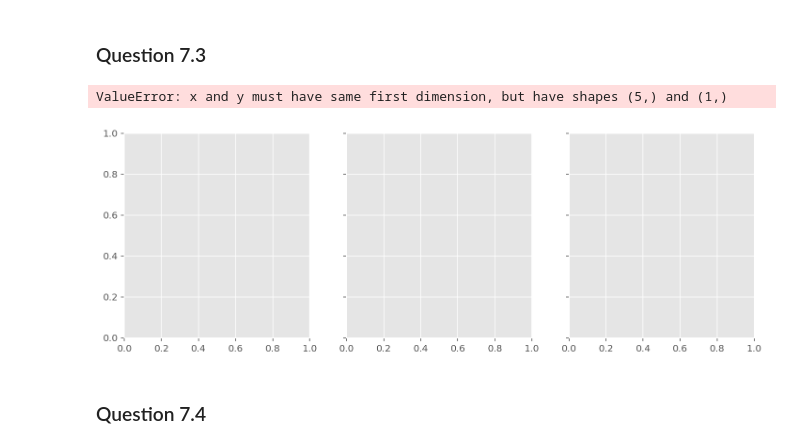
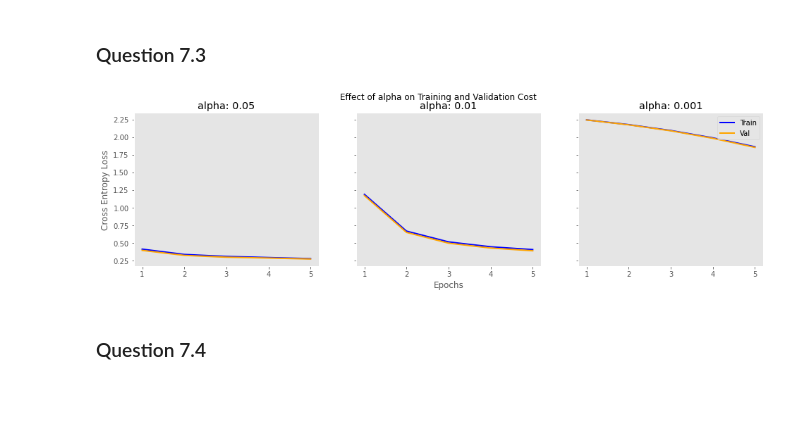
Before and after one commit to guedesbruna/DeepLearning, a Jupyter notebook: Assignment1/new copy.ipynb, the cells around one changed output. Drawn from its saved outputs; the diff is of its cells as text; code cells hidden in the pictures; blank space fills up the shorter version.

```diff
--- a/Assignment1/new copy.ipynb
+++ b/Assignment1/new copy.ipynb
@@ -403,19 +403,19 @@ weighted avg       0.97      0.97      0.97     10000
 # %% [markdown]
 ### Question 7
 # %%
-def load_mnist_v2():
-    (x_train, y_train), (x_val, y_val), input_shape = load_mnist(final=False)
+def load_mnist_v2(fin=False):
+    (x_train, y_train), (x_val, y_val), input_shape = load_mnist(final=fin)
     x_train = x_train / 255
     x_val = x_val / 255
 
     return (x_train, y_train), (x_val, y_val)
 # %%
 #TESTE
-def tuning_alpha(alpha, epochs=4, n_its=3):
+def tuning_alpha(alpha, epochs=5, n_its=3, fin=False):
     print('alpha: ', alpha)
     iter = {'train': [], 'val': []}
     for k in range(n_its):
-        (x_train, y_train), (x_val, y_val) = load_mnist_v2()
+        (x_train, y_train), (x_val, y_val) = load_mnist_v2(fin)
 
         learning_rate = alpha
         batch_size = 32
@@ -475,5 +475,5 @@ def tuning_alpha(alpha, epochs=4, n_its=3):
     plt.legend()
     plt.show()
 
-    print(iter)
-    return iter
+    # print(iter)
+    return iter, labels, predictions
@@ -605,0 +480,4 @@ plt.show()
+# %%
+iter05, l05, p05 = tuning_alpha(0.05)
+iter01, l01, p01 = tuning_alpha(0.01)
+iter001, l001, p001 = tuning_alpha(0.001)
@@ -623,38 +562,38 @@ sd_te001 = np.asarray(iter001['val']).std(axis=0)
 ### Question 7.3
 # %%
 t = np.arange(1, 6)
-fig, (ax0, ax1, ax2) = plt.subplots(nrows=1, ncols=3, sharex=True, sharey=True, figsize=(12, 4))
+fig, (ax0, ax1, ax2) = plt.subplots(nrows=1, ncols=3, sharex=True, sharey=True, figsize=(16, 4))
 
 ax0.plot(t, m_tr05, lw=2, label='Train', color='blue')
-ax0.plot(t, m_te05, lw=2, label='Val', color='red')
+ax0.plot(t, m_te05, lw=2, label='Val', color='orange')
 ax0.fill_between(t, m_tr05+sd_tr05, m_tr05-sd_tr05, facecolor='blue', alpha=0.5)
-ax0.fill_between(t, m_te05+sd_te05, m_te05-sd_te05, facecolor='red', alpha=0.5)
+ax0.fill_between(t, m_te05+sd_te05, m_te05-sd_te05, facecolor='orange', alpha=0.5)
 ax0.set_title(r'alpha: 0.05')
 
 ax1.plot(t, m_tr01, lw=2, label='Train', color='blue')
-ax1.plot(t, m_te01, lw=2, label='Val', color='red')
+ax1.plot(t, m_te01, lw=2, label='Val', color='orange')
 ax1.fill_between(t, m_tr01+sd_tr01, m_tr01-sd_tr01, facecolor='blue', alpha=0.5)
-ax1.fill_between(t, m_te01+sd_te01, m_te01-sd_te01, facecolor='red', alpha=0.5)
+ax1.fill_between(t, m_te01+sd_te01, m_te01-sd_te01, facecolor='orange', alpha=0.5)
 ax1.set_title(r'alpha: 0.01')
 
 ax2.plot(t, m_tr001, lw=2, label='Train', color='blue')
-ax2.plot(t, m_te001, lw=2, label='Val', color='red')
+ax2.plot(t, m_te001, lw=2, label='Val', color='orange')
 ax2.fill_between(t, m_tr001+sd_tr001, m_tr001-sd_tr001, facecolor='blue', alpha=0.5)
-ax2.fill_between(t, m_te001+sd_te001, m_te001-sd_te001, facecolor='red', alpha=0.5)
+ax2.fill_between(t, m_te001+sd_te001, m_te001-sd_te001, facecolor='orange', alpha=0.5)
 ax2.set_title(r'alpha: 0.001')
 
 ax2.legend(loc='upper right')
 ax1.set_xlabel('Epochs')
 ax0.set_ylabel('Cross Entropy Loss')
 ax0.grid()
 ax1.grid()
 ax2.grid()
 
-fig.suptitle('Effect of Learning Rate on Training and Validation Loss')
+fig.suptitle('Effect of alpha on Training and Validation Cost')
+plt.savefig('effects_alpha_cost.png', dpi=300)
 plt.show()
 # %% [output]
-ValueError: x and y must have same first dimension, but have shapes (5,) and (1,)
-[figure, old version]
+[figure, new version]
 # %% [markdown]
 ### Question 7.4
 # %%
```
Also changed, not shown: parts of 7 cells of this notebook.
